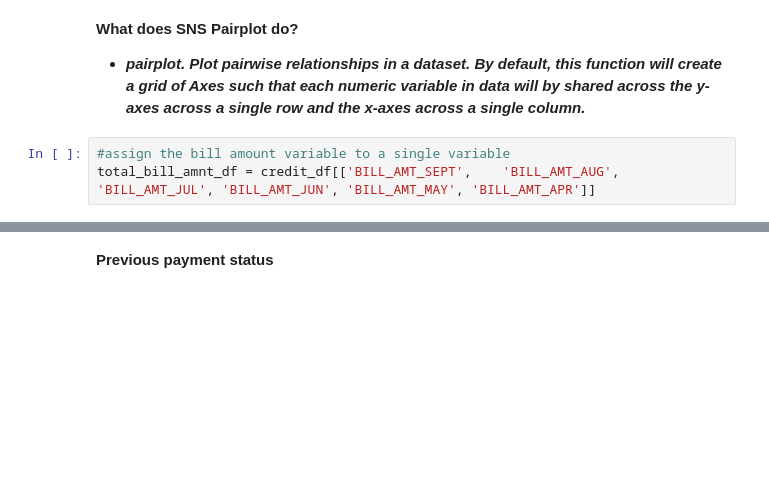
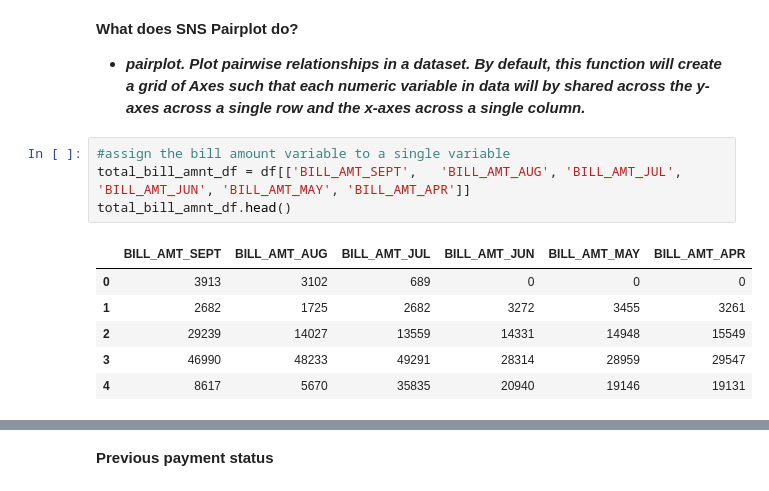
Before and after one commit to sushant8525/credit-card-default-prediction, a Jupyter notebook: Credit Card Default Prediction - Capstone Project.ipynb, the cells around one changed output, grey strips where cells are left out. Saved outputs shown, nothing was run; the diff lists cells and outputs as text; blank space fills up the shorter version.

```diff
--- a/Credit Card Default Prediction - Capstone Project.ipynb
+++ b/Credit Card Default Prediction - Capstone Project.ipynb
@@ -646,7 +646,15 @@ df.head()
 * ***pairplot. Plot pairwise relationships in a dataset. By default, this function will create a grid of Axes such that each numeric variable in data will by shared across the y-axes across a single row and the x-axes across a single column.***
 # %%
 #assign the bill amount variable to a single variable
-total_bill_amnt_df = credit_df[['BILL_AMT_SEPT',	'BILL_AMT_AUG',	'BILL_AMT_JUL',	'BILL_AMT_JUN',	'BILL_AMT_MAY',	'BILL_AMT_APR']]
+total_bill_amnt_df = df[['BILL_AMT_SEPT',	'BILL_AMT_AUG',	'BILL_AMT_JUL',	'BILL_AMT_JUN',	'BILL_AMT_MAY',	'BILL_AMT_APR']]
+total_bill_amnt_df.head()
+# %% [output]
+|  | BILL_AMT_SEPT | BILL_AMT_AUG | BILL_AMT_JUL | BILL_AMT_JUN | BILL_AMT_MAY | BILL_AMT_APR |
+| 0 | 3913 | 3102 | 689 | 0 | 0 | 0 |
+| 1 | 2682 | 1725 | 2682 | 3272 | 3455 | 3261 |
+| 2 | 29239 | 14027 | 13559 | 14331 | 14948 | 15549 |
+| 3 | 46990 | 48233 | 49291 | 28314 | 28959 | 29547 |
+| 4 | 8617 | 5670 | 35835 | 20940 | 19146 | 19131 |
 # %%
 #plotting the pair plot for bill amount
 sns.pairplot(data = total_bill_amnt_df)
```
Also changed, not shown: parts of 8 cells of this notebook.
